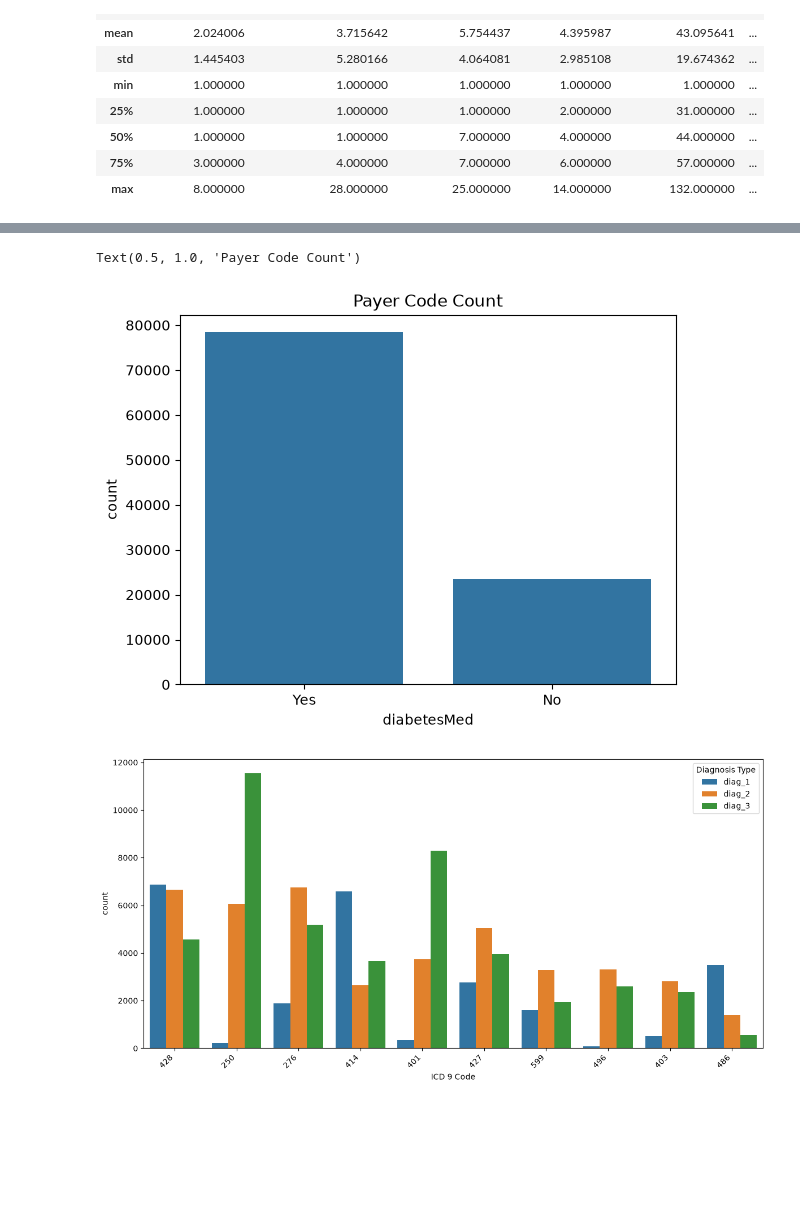
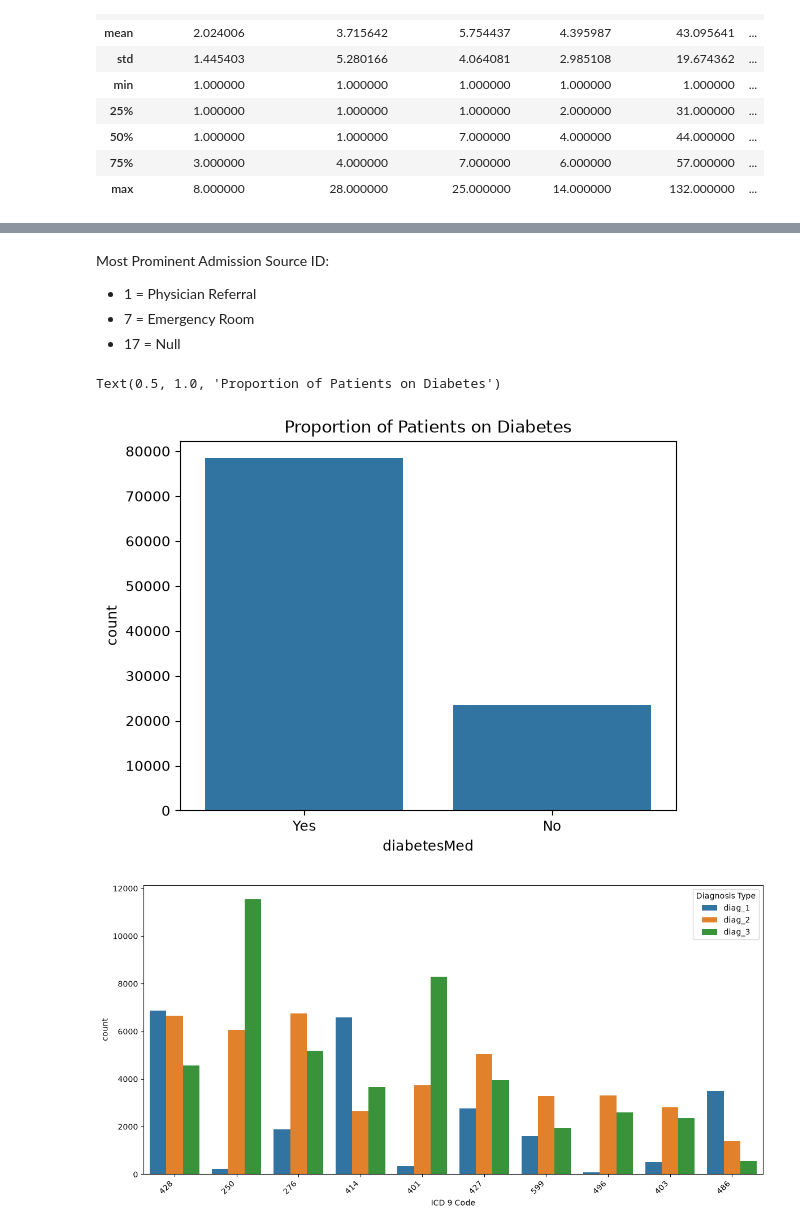
Before and after one commit to benly03/Hospital_readmission, a Jupyter notebook: Hospital_Readmission.ipynb, the cells around one changed output, grey strips where cells are left out. Drawn from its saved outputs; the diff is of its cells as text; code cells hidden in the pictures; blank space fills up the shorter version.

Commit message:
Update 7/18
Further cleaned data and started correlation analysis. Key things to further look into, find a better way to encode the medication standard (i.e. repaglinide: up, down, steady, no)

```diff
--- a/Hospital_Readmission.ipynb
+++ b/Hospital_Readmission.ipynb
@@ -149,11 +149,16 @@ Text(0.5, 1.0, 'Admission Type Count')
+# %% [markdown]
+Most Prominent Admission Source ID:
+- 1 = Physician Referral
+- 7 = Emergency Room
+- 17 = Null
 # %%
-payer_code_col = X['diabetesMed'].value_counts(ascending=False)
+count_onMed = X['diabetesMed'].value_counts(ascending=False)
 
-sns.barplot(data=payer_code_col)
-plt.title('Payer Code Count')
+sns.barplot(data=count_onMed)
+plt.title('Proportion of Patients on Diabetes')
 # %% [output]
-Text(0.5, 1.0, 'Payer Code Count')
+Text(0.5, 1.0, 'Proportion of Patients on Diabetes')
-[figure, old version]
+[figure, new version]
 # %%
 diag_long = pd.melt(
     X[['diag_1', 'diag_2', 'diag_3']],
```
Also changed, not shown: parts of 43 cells of this notebook, 6 other files.
